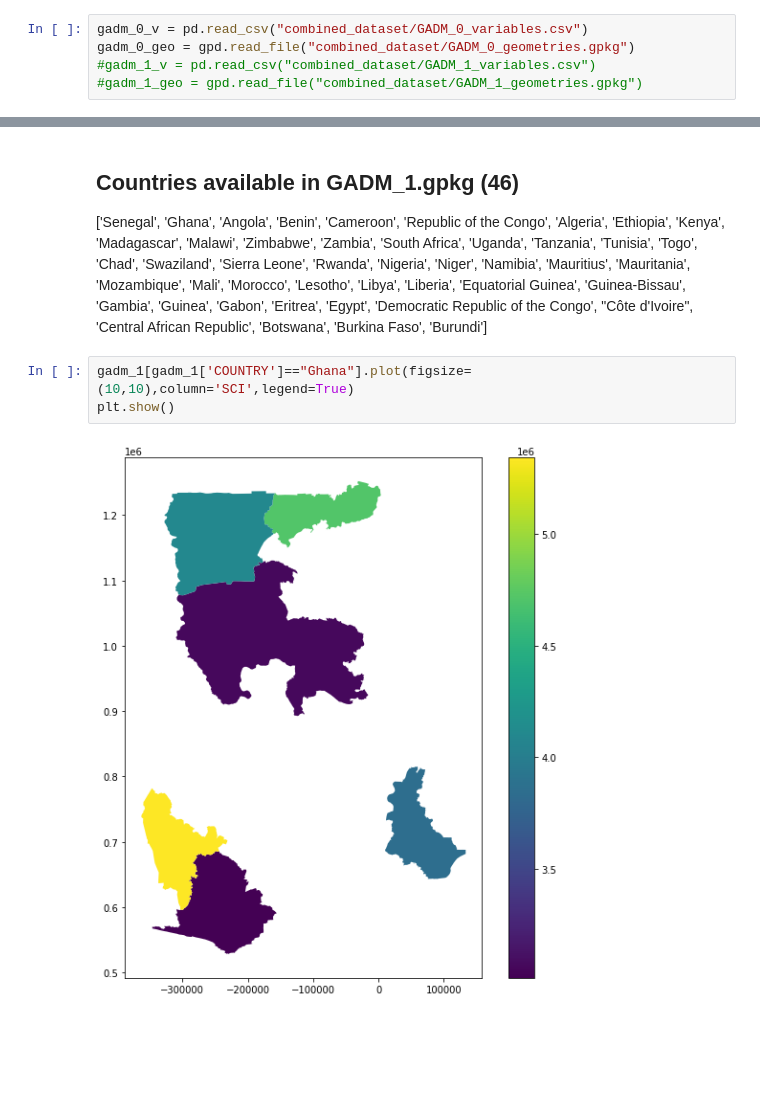
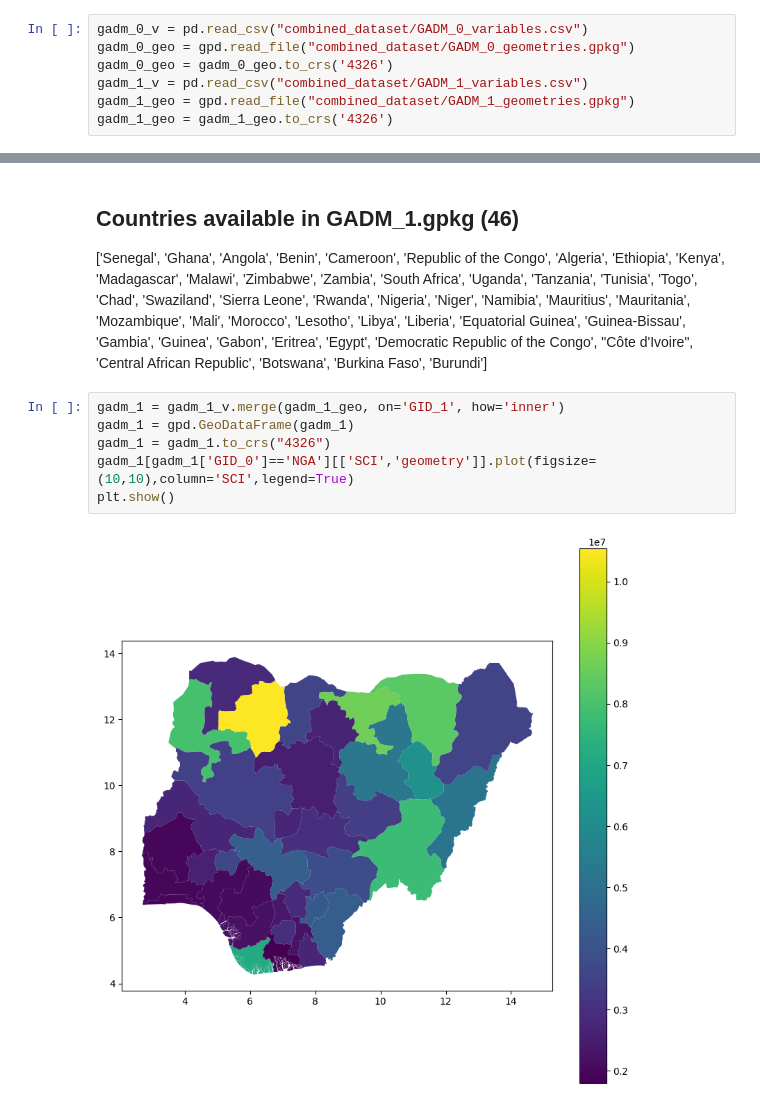
Before and after one commit to Societal-Computing/health_inequalities, a Jupyter notebook: notebooks/Data_creation.ipynb, the cells around one changed output, grey strips where cells are left out. Cells and saved outputs as stored; diff of their text form; blank space fills up the shorter version.

Commit message:
Visualisation for additional indices

```diff
--- a/notebooks/Data_creation.ipynb
+++ b/notebooks/Data_creation.ipynb
@@ -14,8 +12,10 @@ data = pd.read_csv("combined_dataset/dhs_health.csv")
 # %%
 gadm_0_v = pd.read_csv("combined_dataset/GADM_0_variables.csv")
 gadm_0_geo = gpd.read_file("combined_dataset/GADM_0_geometries.gpkg")
-#gadm_1_v = pd.read_csv("combined_dataset/GADM_1_variables.csv")
-#gadm_1_geo = gpd.read_file("combined_dataset/GADM_1_geometries.gpkg")
+gadm_0_geo = gadm_0_geo.to_crs('4326')
+gadm_1_v = pd.read_csv("combined_dataset/GADM_1_variables.csv")
+gadm_1_geo = gpd.read_file("combined_dataset/GADM_1_geometries.gpkg")
+gadm_1_geo = gadm_1_geo.to_crs('4326')
 # %% [markdown]
 ### Countries available in GADM_0.gpkg (48)
 ['Senegal',
@@ -201,8 +202,11 @@ len(gadm_1.GID_1.unique())
  'Burkina Faso',
  'Burundi']
 # %%
-gadm_1[gadm_1['COUNTRY']=="Ghana"].plot(figsize=(10,10),column='SCI',legend=True)
+gadm_1 = gadm_1_v.merge(gadm_1_geo, on='GID_1', how='inner')
+gadm_1 = gpd.GeoDataFrame(gadm_1)
+gadm_1 = gadm_1.to_crs("4326")
+gadm_1[gadm_1['GID_0']=='NGA'][['SCI','geometry']].plot(figsize=(10,10),column='SCI',legend=True)
 plt.show()
 # %% [output]
-[figure, old version]
+[figure, new version]
 # %%
```
Also changed, not shown: parts of 11 cells of this notebook.
